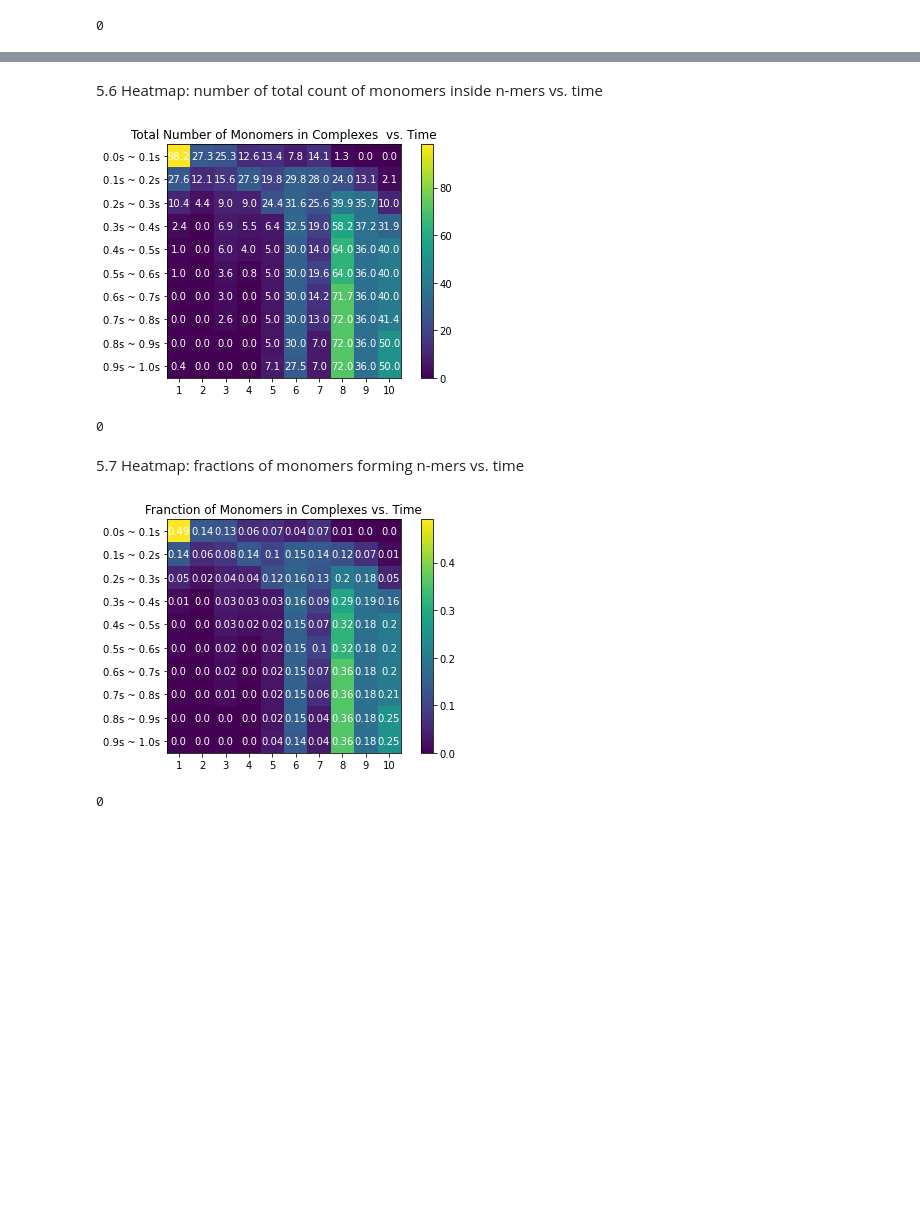
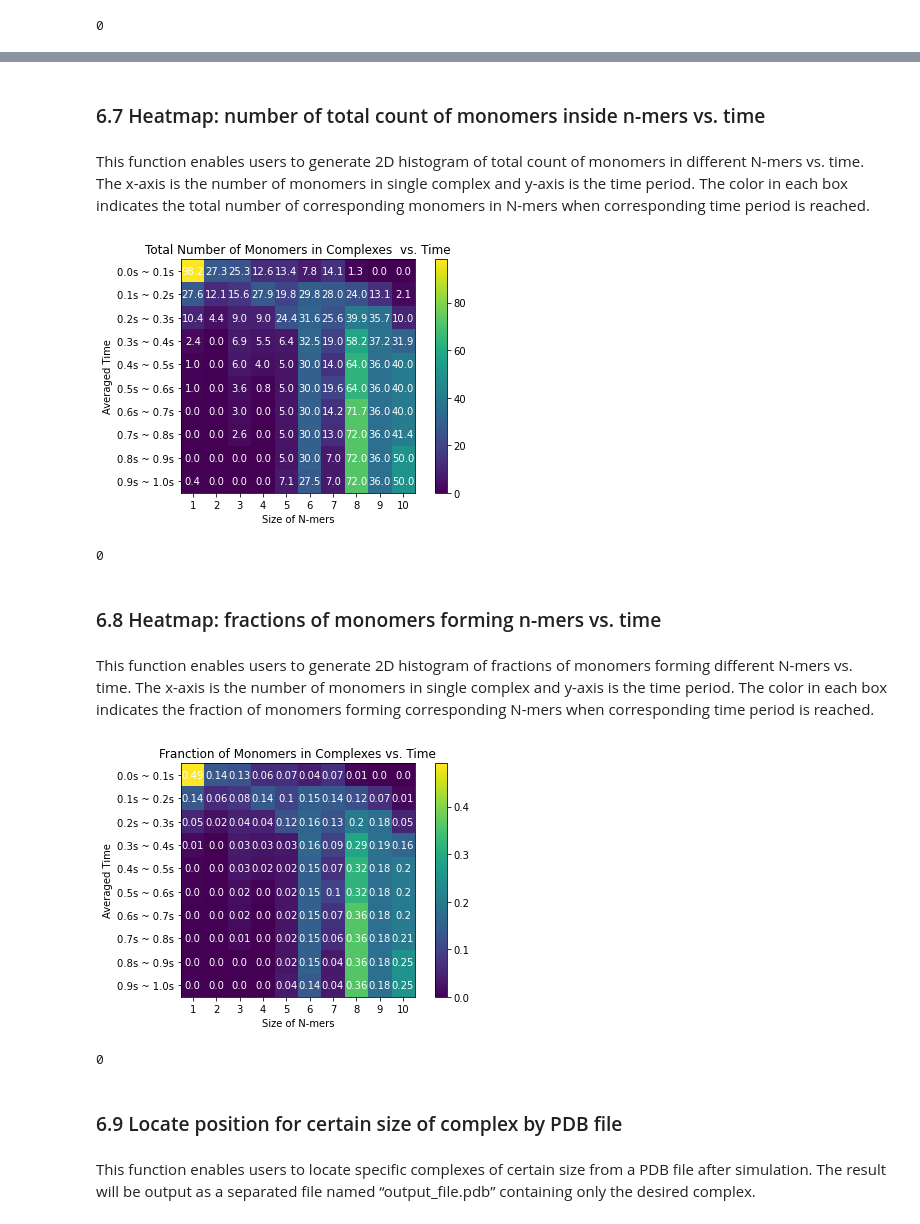
Before and after one commit to jonathanfischer97/ionerdss, a Jupyter notebook: Tutorial/NERDSSioTutorial.ipynb, the cells around one changed output, grey strips where cells are left out. Cells and saved outputs as stored; diff of their text form; code cells hidden in the pictures; blank space fills up the shorter version.

Commit message:
update user guide, tutorial and package ver.

```diff
--- a/Tutorial/NERDSSioTutorial.ipynb
+++ b/Tutorial/NERDSSioTutorial.ipynb
@@ -101,15 +147,25 @@ io.hist_time_heatmap('histogram_complexes_time.dat', 0, 1.0, 'dode', 10, True)
 0
 # %% [markdown]
-5.6 Heatmap: number of total count of monomers inside n-mers vs. time
+### 6.7 Heatmap: number of total count of monomers inside n-mers vs. time
+# %% [markdown]
+This function enables users to generate 2D histogram of total count of monomers in different N-mers vs. time. The x-axis is the number of monomers in single complex and y-axis is the time period. The color in each box indicates the total number of corresponding monomers in N-mers when corresponding time period is reached.
 # %%
-io.hist_time_heatmap_mono_count('histogram_complexes_time.dat', 0, 1.0, 'dode', 10, True)
+io.hist_time_heatmap_mono_count(FileName = 'histogram_complexes_time.dat', \
+               InitialTime = -1.0, FinalTime = -1.0, SpeciesName = 'dode', TimeBins = 10, ShowNum = True)
 # %% [output]
-[figure, old version]
+[figure, new version]
 0
 # %% [markdown]
-5.7 Heatmap: fractions of monomers forming n-mers vs. time
+### 6.8 Heatmap: fractions of monomers forming n-mers vs. time
+# %% [markdown]
+This function enables users to generate 2D histogram of fractions of monomers forming different N-mers vs. time. The x-axis is the number of monomers in single complex and y-axis is the time period. The color in each box indicates the fraction of monomers forming corresponding N-mers when corresponding time period is reached.
 # %%
-io.hist_time_heatmap_fraction('histogram_complexes_time.dat', 0, 1.0, 'dode', 10, True)
+io.hist_time_heatmap_fraction(FileName = 'histogram_complexes_time.dat', \
+               InitialTime = -1.0, FinalTime = -1.0, SpeciesName = 'dode', TimeBins = 10, ShowNum = True)
 # %% [output]
-[figure, old version]
+[figure, new version]
 0
+# %% [markdown]
+### 6.9 Locate position for certain size of complex by PDB file
+# %% [markdown]
+This function enables users to locate specific complexes of certain size from a PDB file after simulation. The result will be output as a separated file named “output_file.pdb” containing only the desired complex.
```
Also changed, not shown: parts of 35 cells of this notebook, 26 other files.
